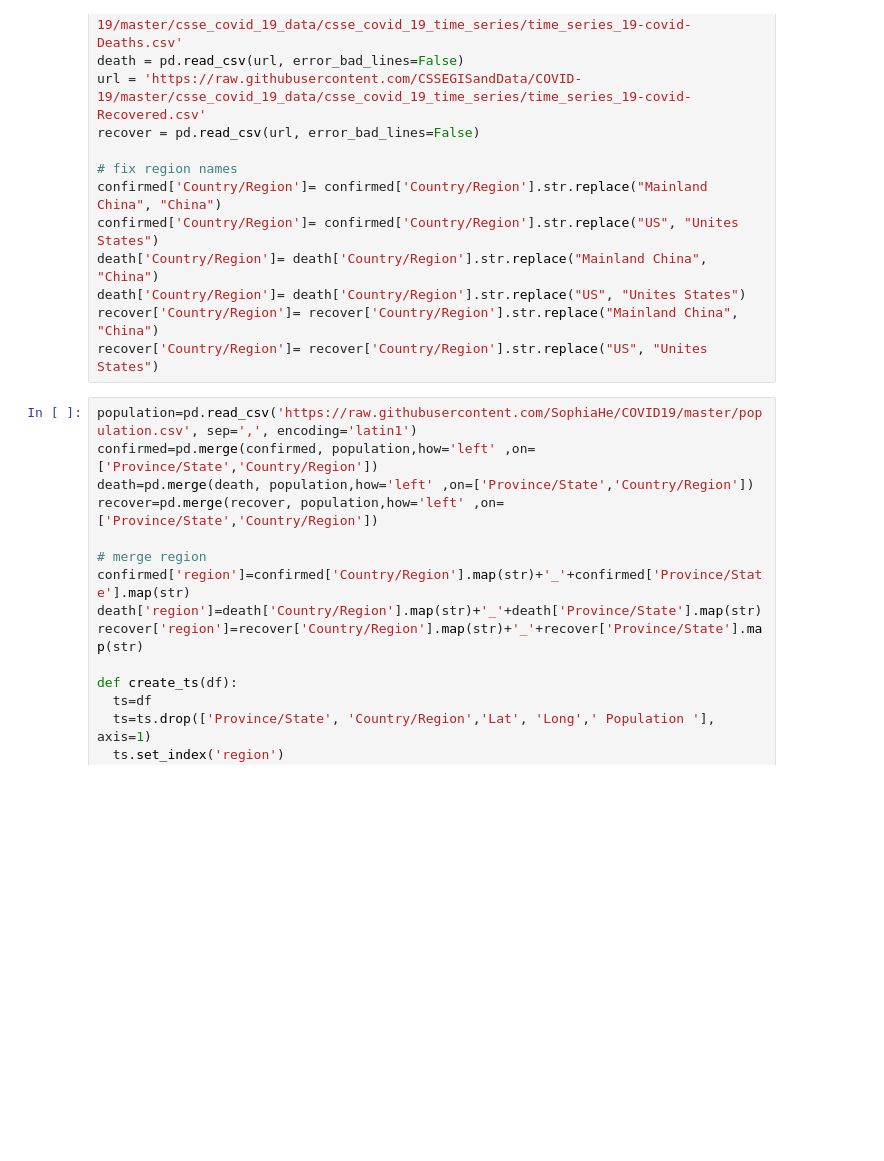
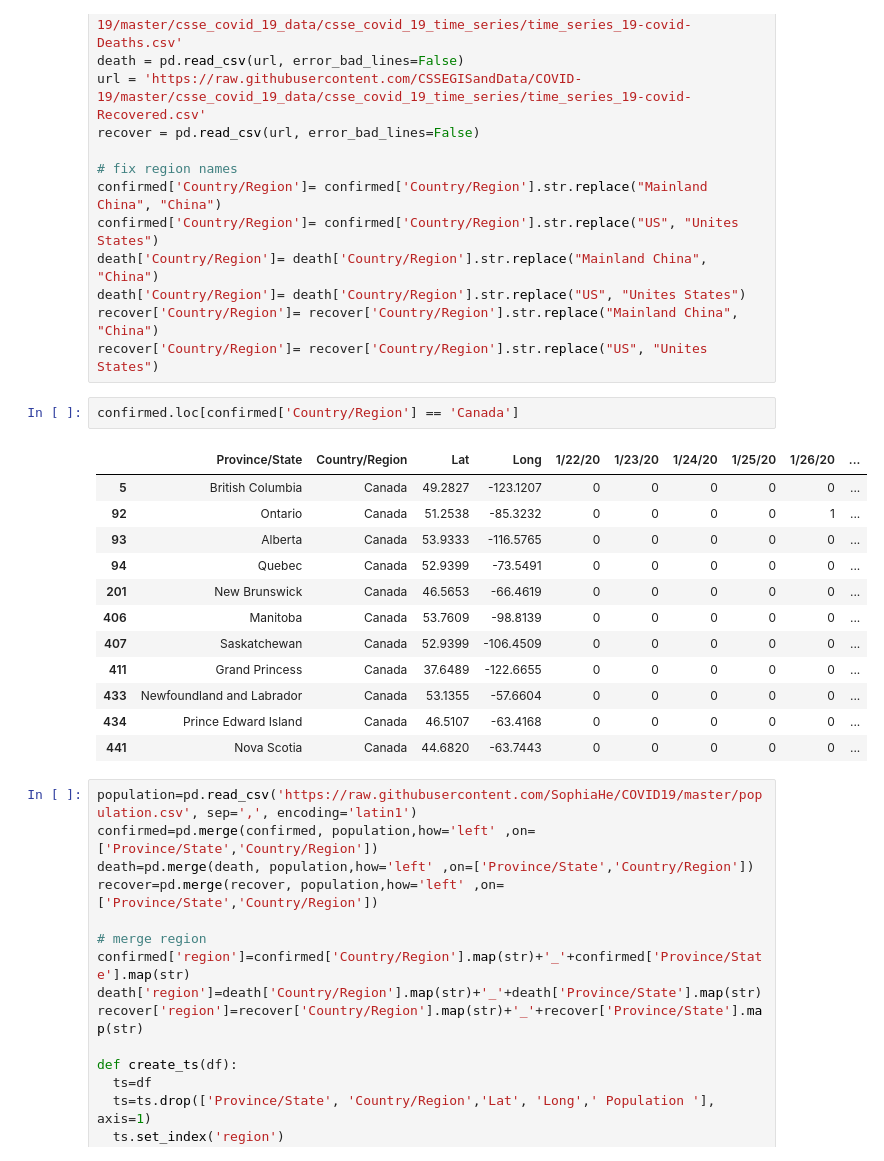
Before and after one commit to SophiaHe/covid19_work, a Jupyter notebook: Kalmar_Filter_Method.ipynb, the cells around one changed output. Drawn from its saved outputs; the diff is of its cells as text; blank space fills up the shorter version.

```diff
--- a/Kalmar_Filter_Method.ipynb
+++ b/Kalmar_Filter_Method.ipynb
@@ -21,6 +21,21 @@ death['Country/Region']= death['Country/Region'].str.replace("Mainland China", "
 death['Country/Region']= death['Country/Region'].str.replace("US", "Unites States")
 recover['Country/Region']= recover['Country/Region'].str.replace("Mainland China", "China")
 recover['Country/Region']= recover['Country/Region'].str.replace("US", "Unites States")
+# %%
+confirmed.loc[confirmed['Country/Region'] == 'Canada']
+# %% [output]
+|  | Province/State | Country/Region | Lat | Long | 1/22/20 | 1/23/20 | 1/24/20 | 1/25/20 | 1/26/20 | ... |
+| 5 | British Columbia | Canada | 49.2827 | -123.1207 | 0 | 0 | 0 | 0 | 0 | ... |
+| 92 | Ontario | Canada | 51.2538 | -85.3232 | 0 | 0 | 0 | 0 | 1 | ... |
+| 93 | Alberta | Canada | 53.9333 | -116.5765 | 0 | 0 | 0 | 0 | 0 | ... |
+| 94 | Quebec | Canada | 52.9399 | -73.5491 | 0 | 0 | 0 | 0 | 0 | ... |
+| 201 | New Brunswick | Canada | 46.5653 | -66.4619 | 0 | 0 | 0 | 0 | 0 | ... |
+| 406 | Manitoba | Canada | 53.7609 | -98.8139 | 0 | 0 | 0 | 0 | 0 | ... |
+| 407 | Saskatchewan | Canada | 52.9399 | -106.4509 | 0 | 0 | 0 | 0 | 0 | ... |
+| 411 | Grand Princess | Canada | 37.6489 | -122.6655 | 0 | 0 | 0 | 0 | 0 | ... |
+| 433 | Newfoundland and Labrador | Canada | 53.1355 | -57.6604 | 0 | 0 | 0 | 0 | 0 | ... |
+| 434 | Prince Edward Island | Canada | 46.5107 | -63.4168 | 0 | 0 | 0 | 0 | 0 | ... |
+| 441 | Nova Scotia | Canada | 44.6820 | -63.7443 | 0 | 0 | 0 | 0 | 0 | ... |
 # %%
 population=pd.read_csv('https://raw.githubusercontent.com/SophiaHe/COVID19/master/population.csv', sep=',', encoding='latin1')
 confirmed=pd.merge(confirmed, population,how='left' ,on=['Province/State','Country/Region'])
```
Also changed, not shown: parts of 14 cells of this notebook.
